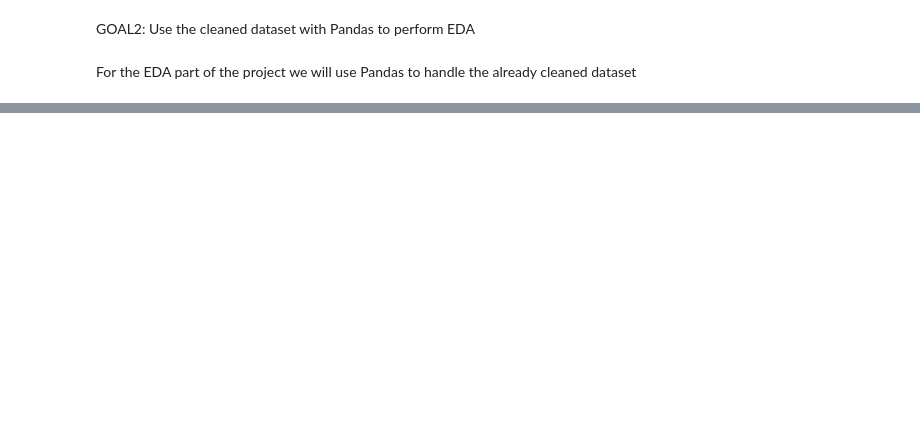
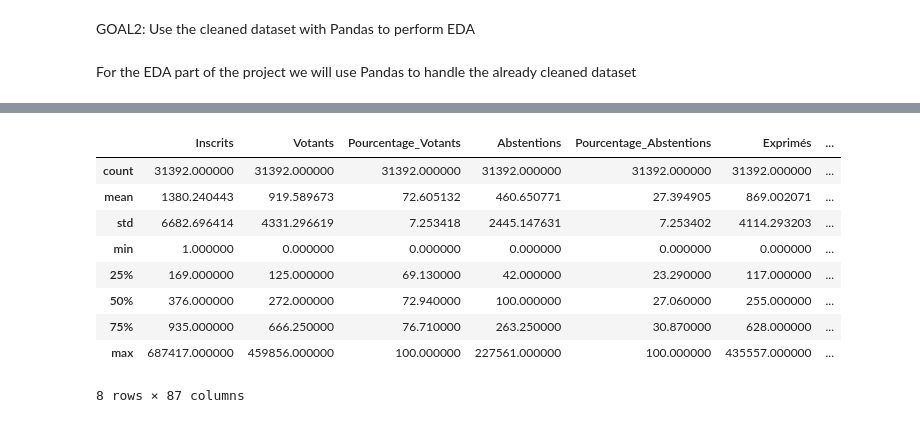
Before and after one commit to RonanRibouletPython/Data_Analysis_Job_Prep, a Jupyter notebook: Notebooks/EDA_Election_2024.ipynb, the cells around one changed output, grey strips where cells are left out. Saved outputs shown, nothing was run; the diff lists cells and outputs as text; code cells hidden in the pictures; blank space fills up the shorter version.

```diff
--- a/Notebooks/EDA_Election_2024.ipynb
+++ b/Notebooks/EDA_Election_2024.ipynb
@@ -24,0 +142,13 @@ df.head(5)
+# %%
+df.describe()
+# %% [output]
+|  | Inscrits | Votants | Pourcentage_Votants | Abstentions | Pourcentage_Abstentions | Exprimés | ... |
+| count | 31392.000000 | 31392.000000 | 31392.000000 | 31392.000000 | 31392.000000 | 31392.000000 | ... |
+| mean | 1380.240443 | 919.589673 | 72.605132 | 460.650771 | 27.394905 | 869.002071 | ... |
+| std | 6682.696414 | 4331.296619 | 7.253418 | 2445.147631 | 7.253402 | 4114.293203 | ... |
+| min | 1.000000 | 0.000000 | 0.000000 | 0.000000 | 0.000000 | 0.000000 | ... |
+| 25% | 169.000000 | 125.000000 | 69.130000 | 42.000000 | 23.290000 | 117.000000 | ... |
+| 50% | 376.000000 | 272.000000 | 72.940000 | 100.000000 | 27.060000 | 255.000000 | ... |
+| 75% | 935.000000 | 666.250000 | 76.710000 | 263.250000 | 30.870000 | 628.000000 | ... |
+| max | 687417.000000 | 459856.000000 | 100.000000 | 227561.000000 | 100.000000 | 435557.000000 | ... |
+8 rows × 87 columns
```
Also changed, not shown: parts of 14 cells of this notebook.
